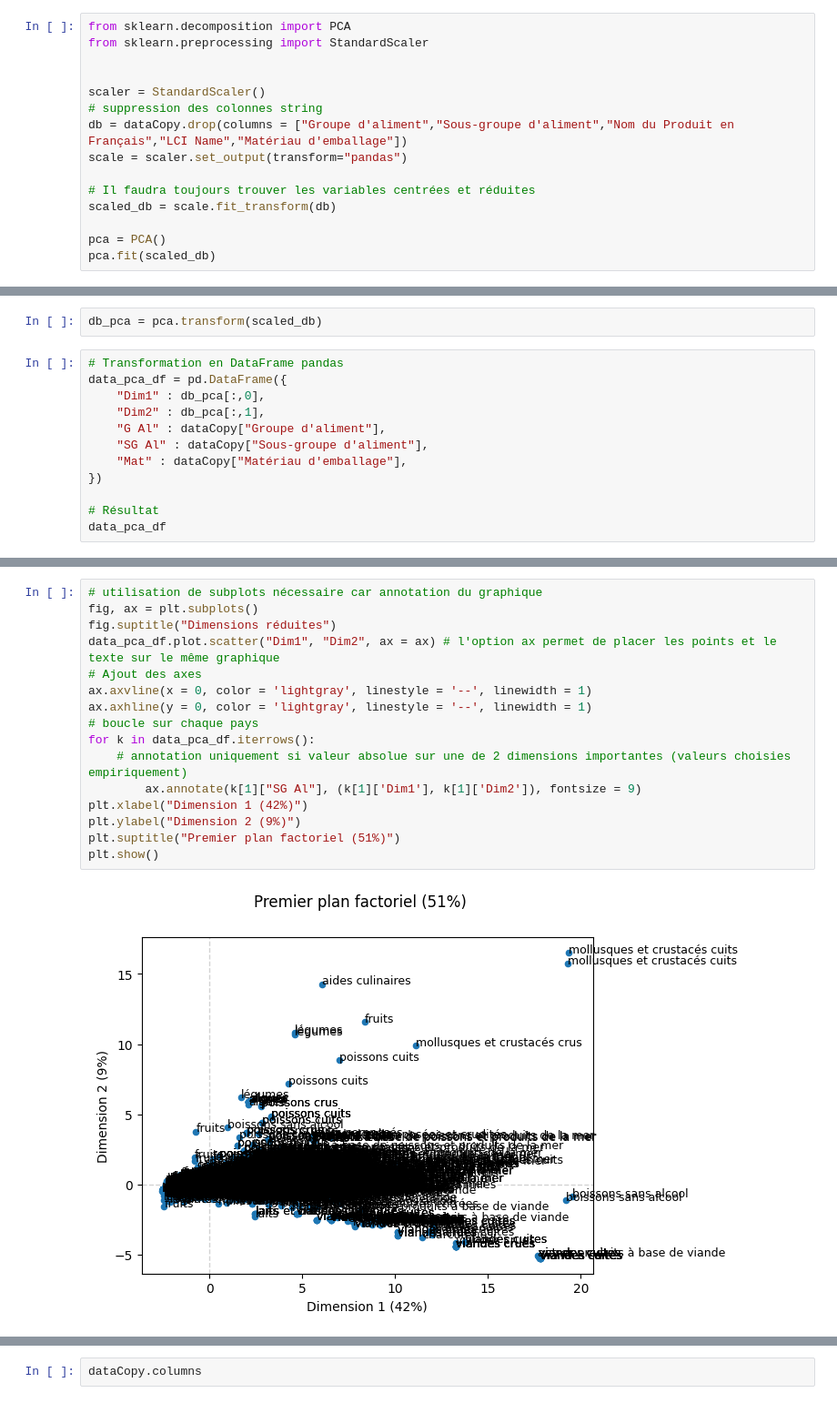
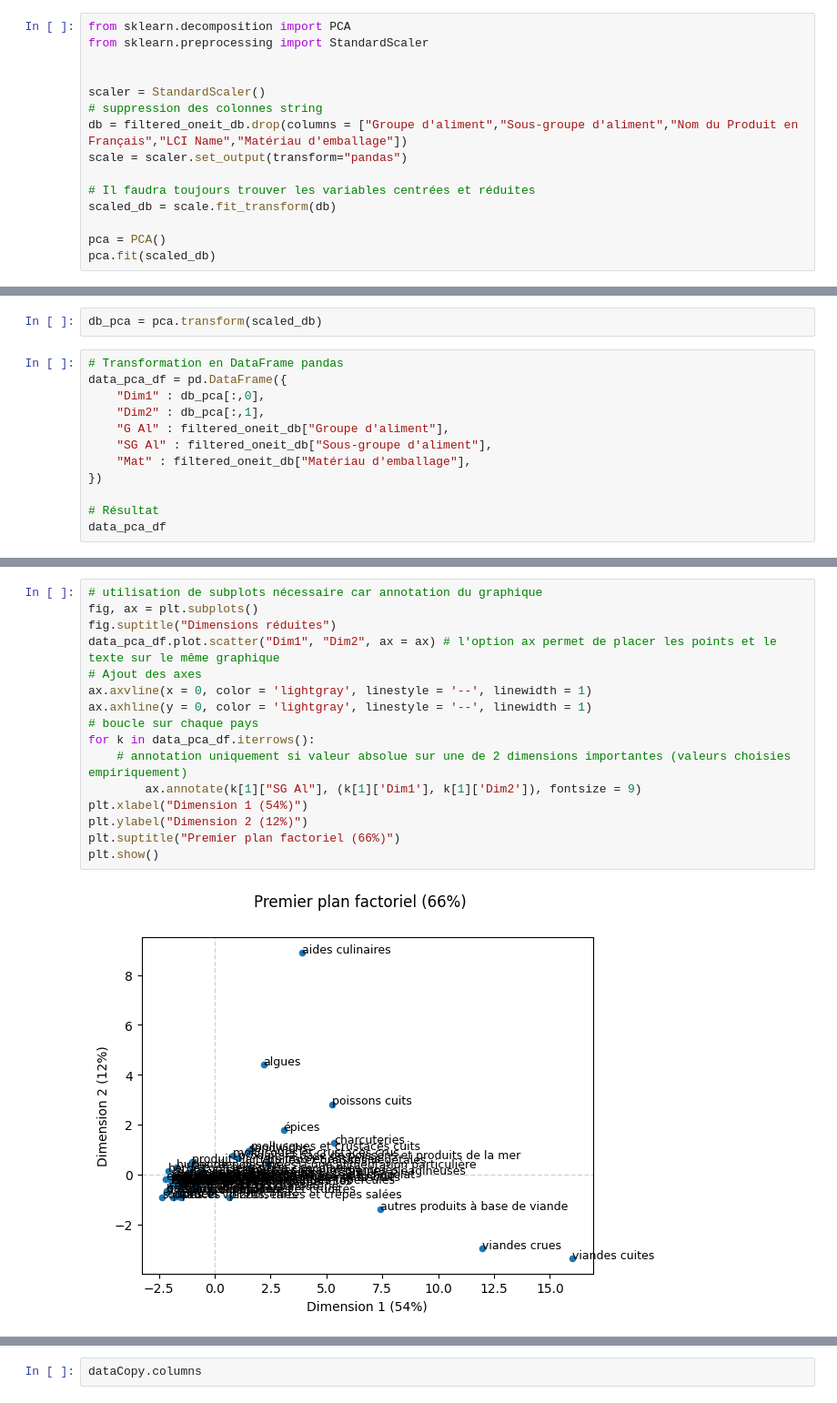
Before and after one commit to antoinebnm/PTS-Data, a Jupyter notebook: goodDatas.ipynb, the cells around one changed output, grey strips where cells are left out. Shown at 91% size. Drawn from its saved outputs; the diff is of its cells as text.

```diff
--- a/goodDatas.ipynb
+++ b/goodDatas.ipynb
@@ -287,7 +340,7 @@ from sklearn.preprocessing import StandardScaler
 
 scaler = StandardScaler()
 # suppression des colonnes string
-db = dataCopy.drop(columns = ["Groupe d'aliment","Sous-groupe d'aliment","Nom du Produit en Français","LCI Name","Matériau d'emballage"])
+db = filtered_oneit_db.drop(columns = ["Groupe d'aliment","Sous-groupe d'aliment","Nom du Produit en Français","LCI Name","Matériau d'emballage"])
 scale = scaler.set_output(transform="pandas")
 
 # Il faudra toujours trouver les variables centrées et réduites
@@ -372,9 +392,9 @@ db_pca = pca.transform(scaled_db)
 data_pca_df = pd.DataFrame({
     "Dim1" : db_pca[:,0],
     "Dim2" : db_pca[:,1],
-    "G Al" : dataCopy["Groupe d'aliment"],
-    "SG Al" : dataCopy["Sous-groupe d'aliment"],
-    "Mat" : dataCopy["Matériau d'emballage"],
+    "G Al" : filtered_oneit_db["Groupe d'aliment"],
+    "SG Al" : filtered_oneit_db["Sous-groupe d'aliment"],
+    "Mat" : filtered_oneit_db["Matériau d'emballage"],
 })
 
 # Résultat
@@ -397,18 +417,18 @@ data_pca_df
 # %%
 # utilisation de subplots nécessaire car annotation du graphique
 fig, ax = plt.subplots()
 fig.suptitle("Dimensions réduites")
 data_pca_df.plot.scatter("Dim1", "Dim2", ax = ax) # l'option ax permet de placer les points et le texte sur le même graphique
 # Ajout des axes
 ax.axvline(x = 0, color = 'lightgray', linestyle = '--', linewidth = 1)
 ax.axhline(y = 0, color = 'lightgray', linestyle = '--', linewidth = 1)
 # boucle sur chaque pays
 for k in data_pca_df.iterrows():
     # annotation uniquement si valeur absolue sur une de 2 dimensions importantes (valeurs choisies empiriquement)
         ax.annotate(k[1]["SG Al"], (k[1]['Dim1'], k[1]['Dim2']), fontsize = 9)
-plt.xlabel("Dimension 1 (42%)")
-plt.ylabel("Dimension 2 (9%)")
-plt.suptitle("Premier plan factoriel (51%)")
+plt.xlabel("Dimension 1 (54%)")
+plt.ylabel("Dimension 2 (12%)")
+plt.suptitle("Premier plan factoriel (66%)")
 plt.show()
 # %% [output]
-[figure, old version]
+[figure, new version]
```
Also changed, not shown: parts of 33 cells of this notebook.
